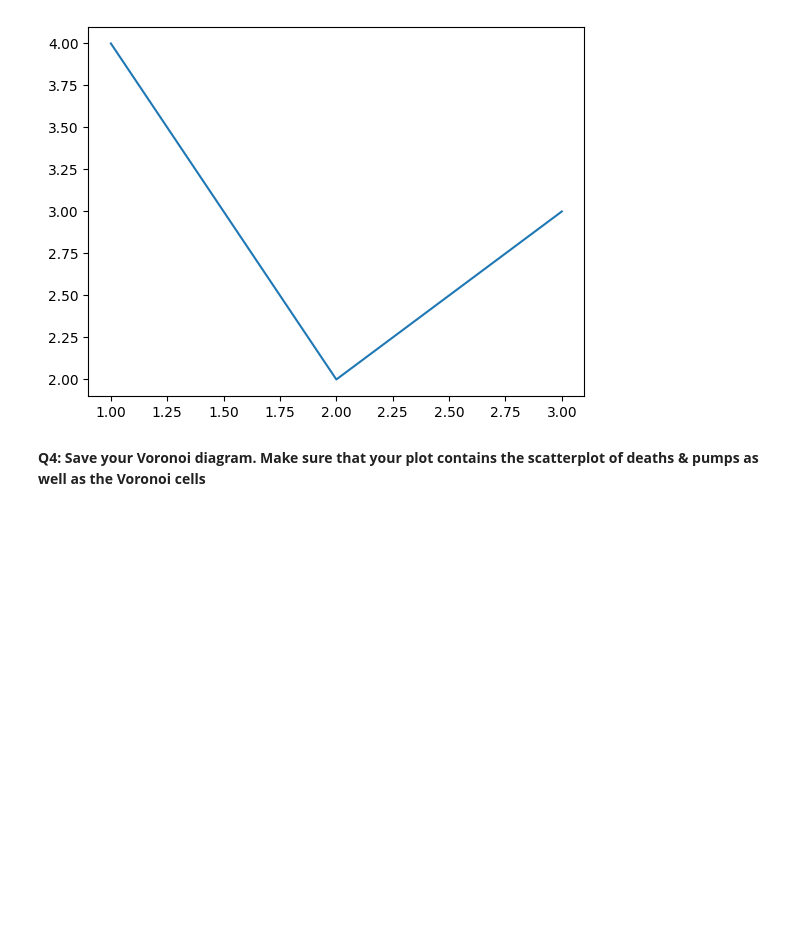
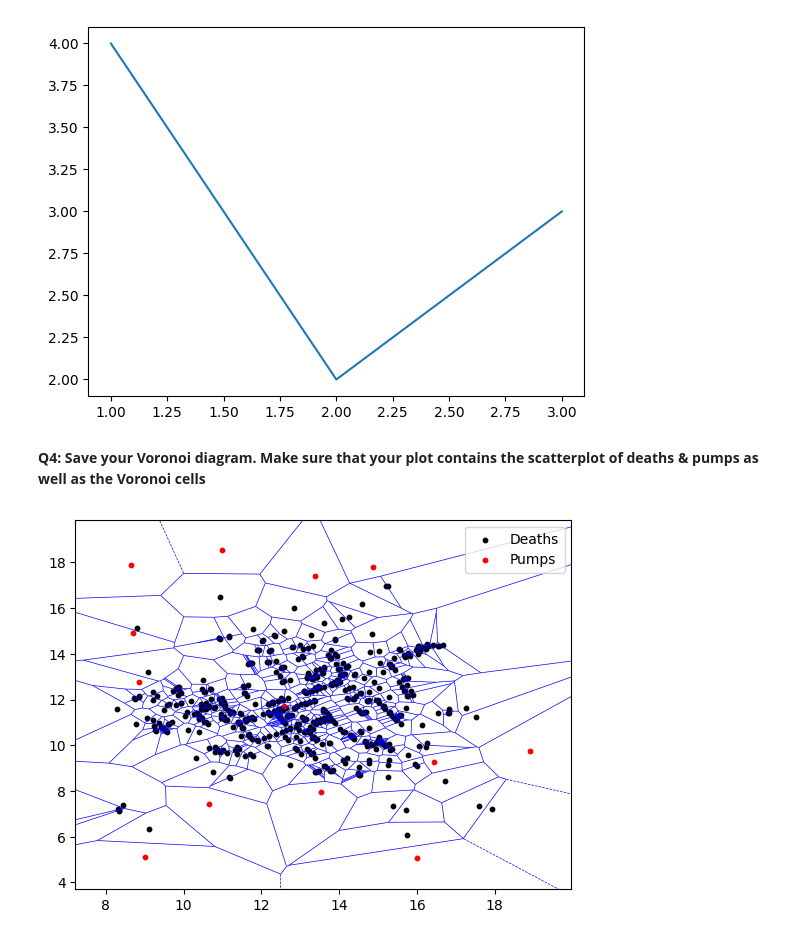
Before and after one commit to DenizIsikli/62444-DataVisualization-Analysis, a Jupyter notebook: Individual_works/oscarMaxwell/dsb_s215779.ipynb, the cells around one changed output. Cells and saved outputs as stored; diff of their text form; code cells hidden in the pictures; blank space fills up the shorter version.

```diff
--- a/Individual_works/oscarMaxwell/dsb_s215779.ipynb
+++ b/Individual_works/oscarMaxwell/dsb_s215779.ipynb
@@ -314,0 +331,21 @@ plt.savefig('foo.png')
+# %%
+# TODO: your code here
+
+import numpy as np
+fig, ax = plt.subplots()
+
+points_pump = pump_df.values
+points_death = death_df.values
+
+all_points = np.concatenate((points_pump, points_death), axis=0)
+
+vor = Voronoi(all_points)
+voronoi_plot_2d(vor, ax=ax, show_points=False, show_vertices=False, line_colors='blue', line_width=0.5)
+
+ax.scatter(death_df['X'], death_df['Y'], s=10, c='black',  alpha=1, label='Deaths')
+ax.scatter(pump_df['X'],  pump_df['Y'],  s=10, c='red', alpha=1, label='Pumps')
+ax.legend()
+
+plt.savefig('dsb_Q4_s215779.png') #Used to save fig
+# %% [output]
+[figure, added]
```
Also changed, not shown: parts of 12 cells of this notebook, 2 other files.
